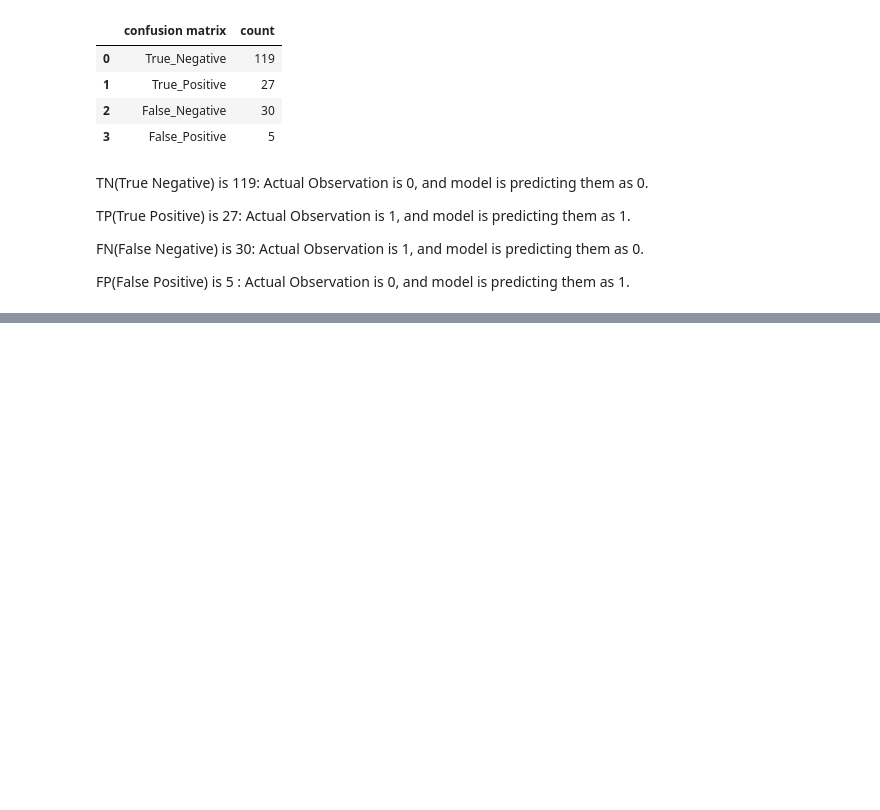
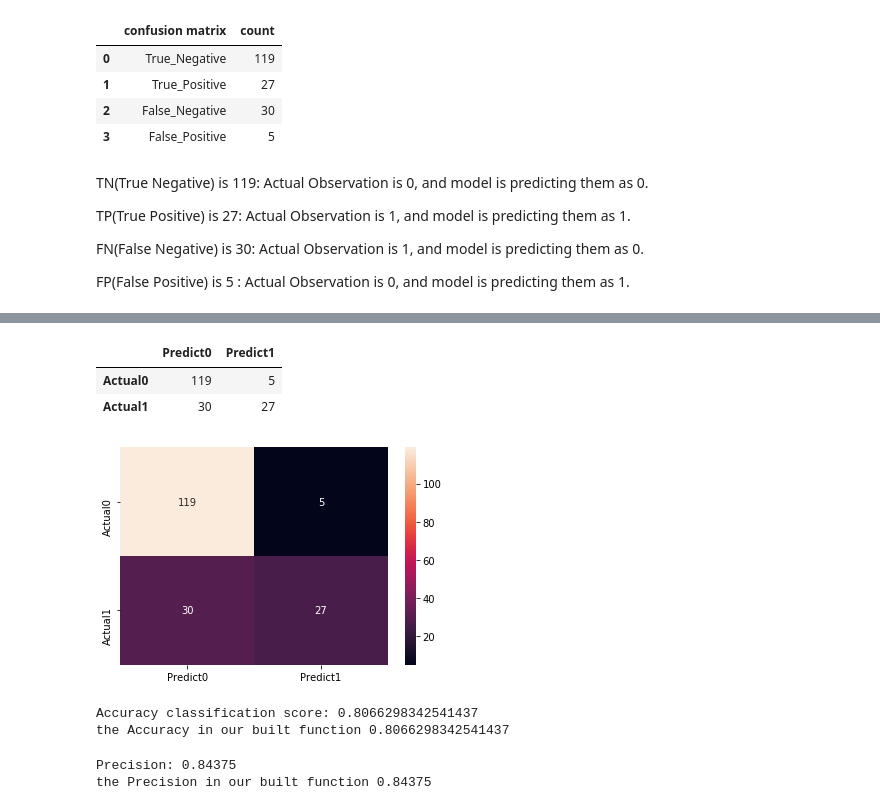
Before and after one commit to YALINYAN-YU/DAV6150, a Jupyter notebook: Y_Yan_assn_M5.ipynb, the cells around one changed output, grey strips where cells are left out. Cells and saved outputs as stored; diff of their text form; code cells hidden in the pictures; blank space fills up the shorter version.

```diff
--- a/Y_Yan_assn_M5.ipynb
+++ b/Y_Yan_assn_M5.ipynb
@@ -98,0 +328,46 @@ def compute_accuracy(y_true, y_pred):
+# %%
+# Check the output by using sklearn.metrics.confusion_matrix
+from sklearn.metrics import confusion_matrix
+import matplotlib.pyplot as plt
+
+y_actual = df['class']
+y_predict = df['scored.class']
+cm02 = pd.DataFrame(confusion_matrix(y_actual, y_predict), columns=["Predict0", "Predict1"],
+             index=["Actual0","Actual1"])
+
+cm02
+# %% [output]
+|  | Predict0 | Predict1 |
+| Actual0 | 119 | 5 |
+| Actual1 | 30 | 27 |
+# %%
+
+#plot confusion matrix
+
+import seaborn as sns
+sns.heatmap(cm02, annot=True, fmt='g')
+plt.show()
+# %% [output]
+[figure, added]
+# %%
+# Check the output by using sklearn.metrics.accuracy_score
+# calculate accuracy score
+from sklearn.metrics import accuracy_score
+
+accuracy_score = accuracy_score(df['class'], df['scored.class'])
+print('Accuracy classification score:', accuracy_score)
+print('the Accuracy in our built function', func_accuracy)
+# %% [output]
+Accuracy classification score: 0.8066298342541437
+the Accuracy in our built function 0.8066298342541437
+# %%
+# Check the output by using sklearn.metrics.recall_score
+# calculate precision
+from sklearn.metrics import precision_score
+
+precision = precision_score(df['class'], df['scored.class'], average='binary')
+print('Precision:', precision)
+print('the Precision in our built function', func_precision)
+# %% [output]
+Precision: 0.84375
+the Precision in our built function 0.84375
```
Also changed, not shown: parts of 39 cells of this notebook.
